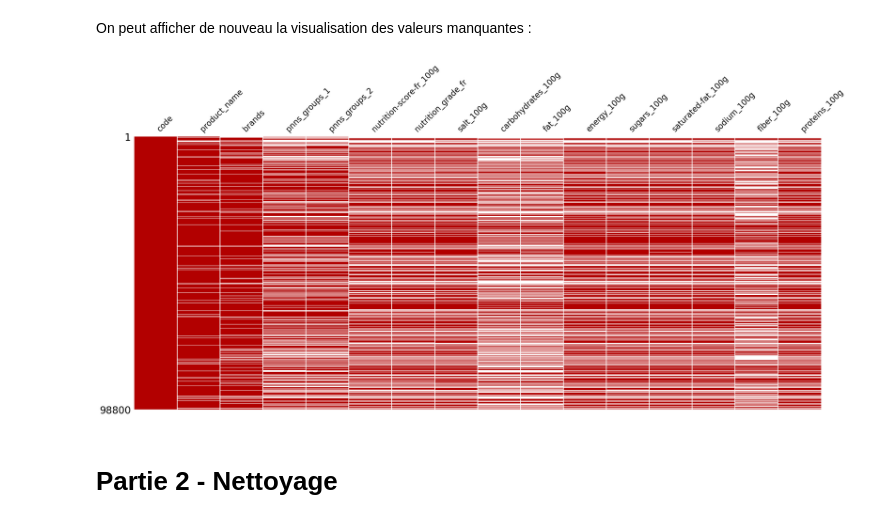
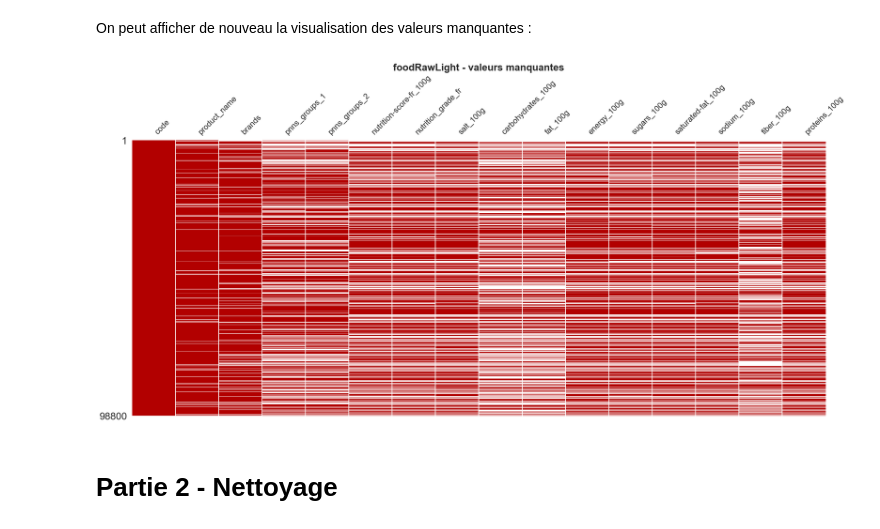
Before and after one commit to ClementPatin/OC-P3, a Jupyter notebook: Patin_Clement_1_notebook_052023.ipynb, the cells around one changed output. Cells and saved outputs as stored; diff of their text form; code cells hidden in the pictures.

```diff
--- a/Patin_Clement_1_notebook_052023.ipynb
+++ b/Patin_Clement_1_notebook_052023.ipynb
@@ -419,9 +421,10 @@ foodRawLight
 On peut afficher de nouveau la visualisation des valeurs manquantes :
 # %%
 ms.matrix(foodRawLight,color=[0.7,0.0,0.0],sparkline=False) # dataviz of missing data
+plt.title("foodRawLight - valeurs manquantes",fontweight="bold",fontsize=20) # set legend
 plt.show()
 # %% [output]
-[figure, old version]
+[figure, new version]
 # %% [markdown]
 # Partie 2 - Nettoyage
 # %% [markdown]
```
Also changed, not shown: parts of 66 cells of this notebook.
